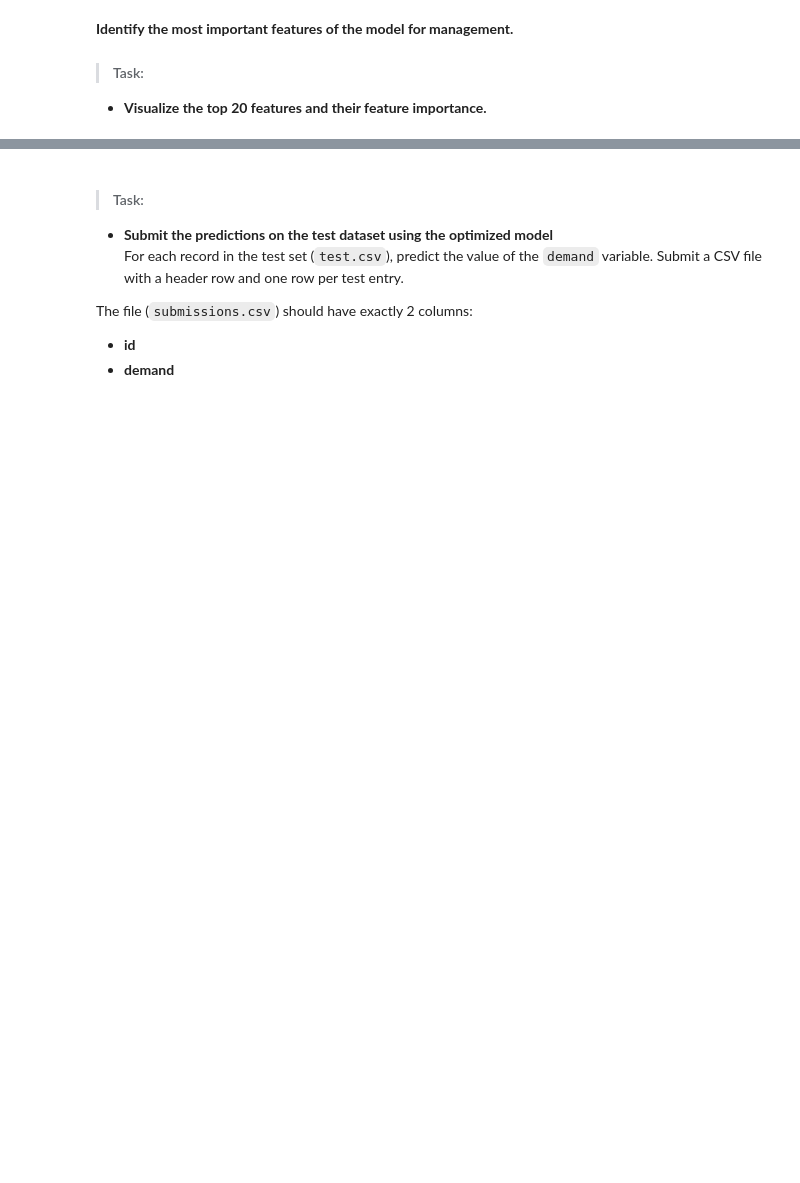
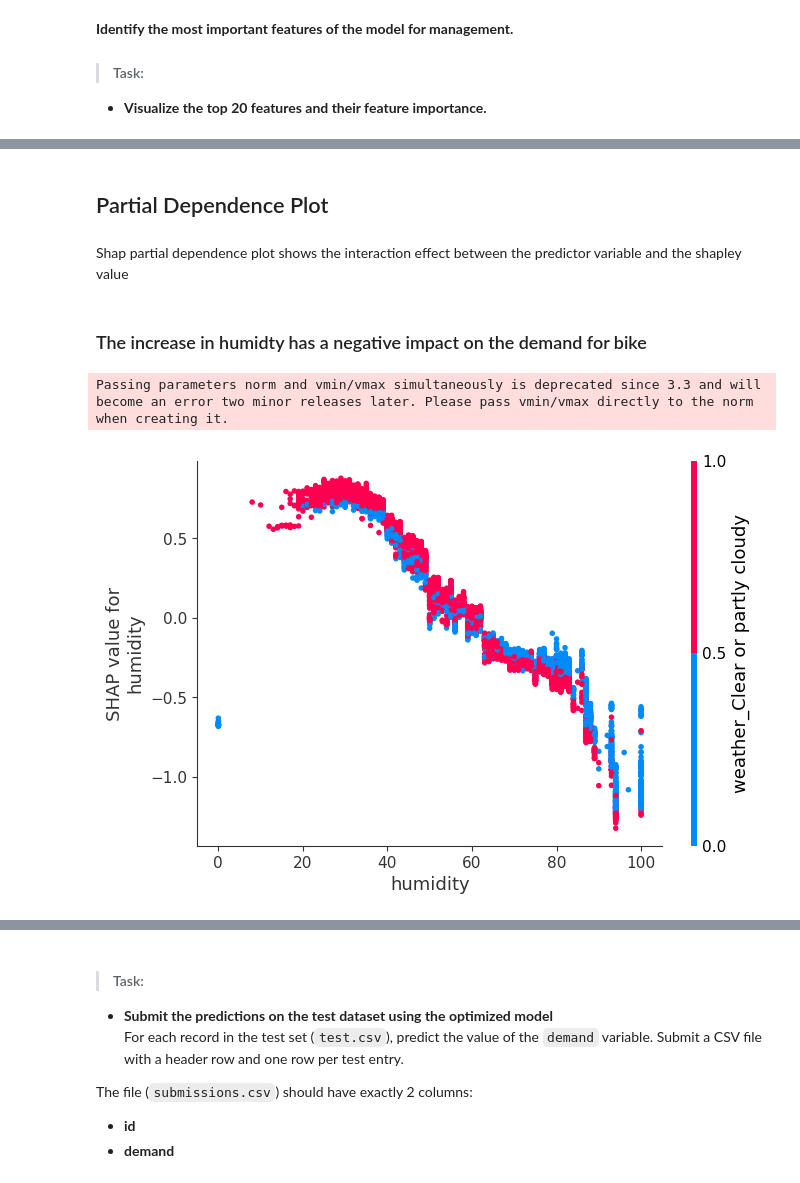
Before and after one commit to amrishan/bike-pred-lgbm, a Jupyter notebook: Questions.ipynb, the cells around one changed output, grey strips where cells are left out. Saved outputs shown, nothing was run; the diff lists cells and outputs as text; code cells hidden in the pictures; blank space fills up the shorter version.

```diff
--- a/Questions.ipynb
+++ b/Questions.ipynb
@@ -132,0 +300,11 @@ test_data.head()
+# %% [markdown]
+## Partial Dependence Plot
+# %% [markdown]
+Shap partial dependence plot shows the interaction effect between the predictor variable and the shapley value
+# %% [markdown]
+### The increase in humidty has a negative impact on the demand for bike
+# %%
+shap.dependence_plot('humidity', shap_values, X_train.values, feature_names=X_train.columns)
+# %% [output]
+Passing parameters norm and vmin/vmax simultaneously is deprecated since 3.3 and will become an error two minor releases later. Please pass vmin/vmax directly to the norm when creating it.
+[figure, added]
```
Also changed, not shown: parts of 50 cells of this notebook, 2 other files.
